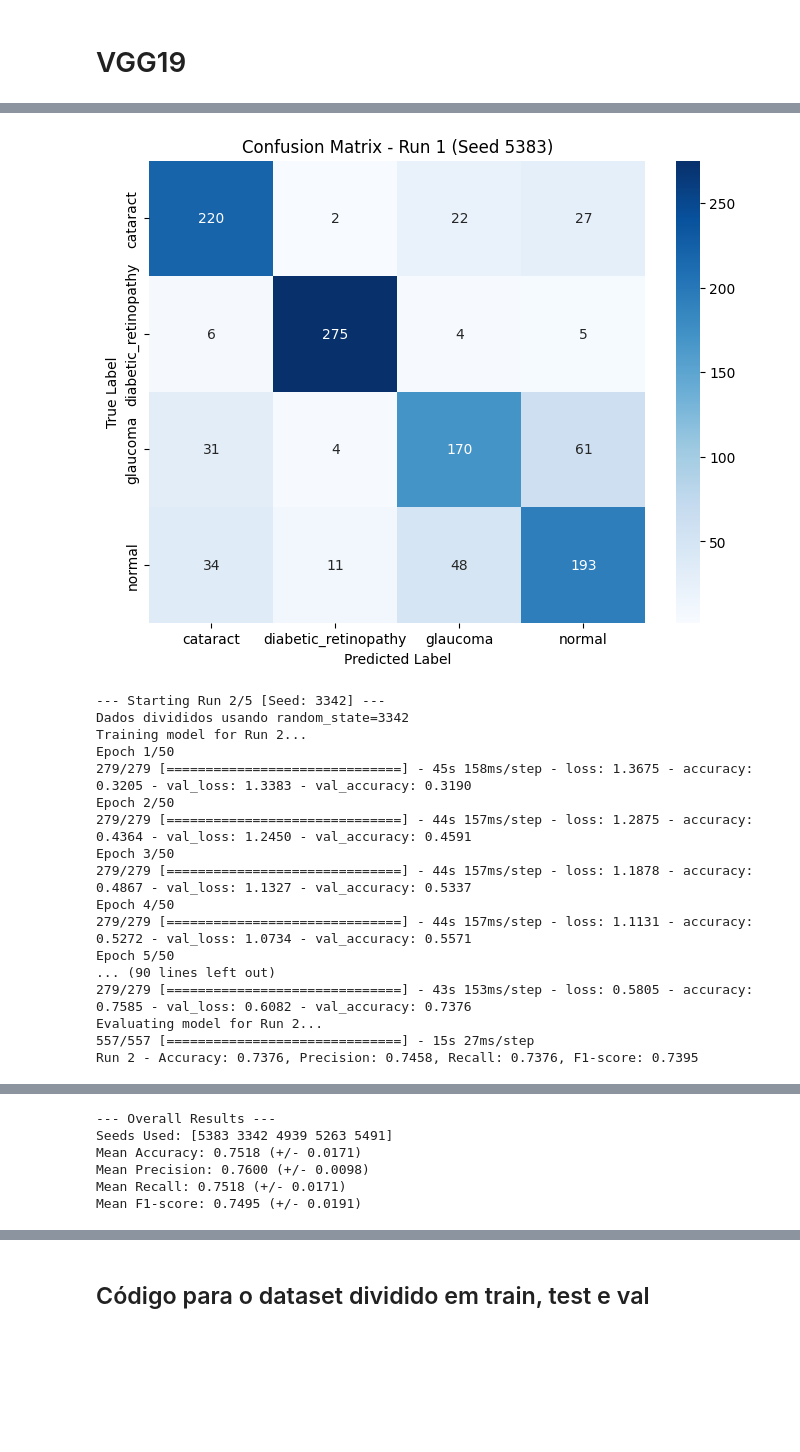
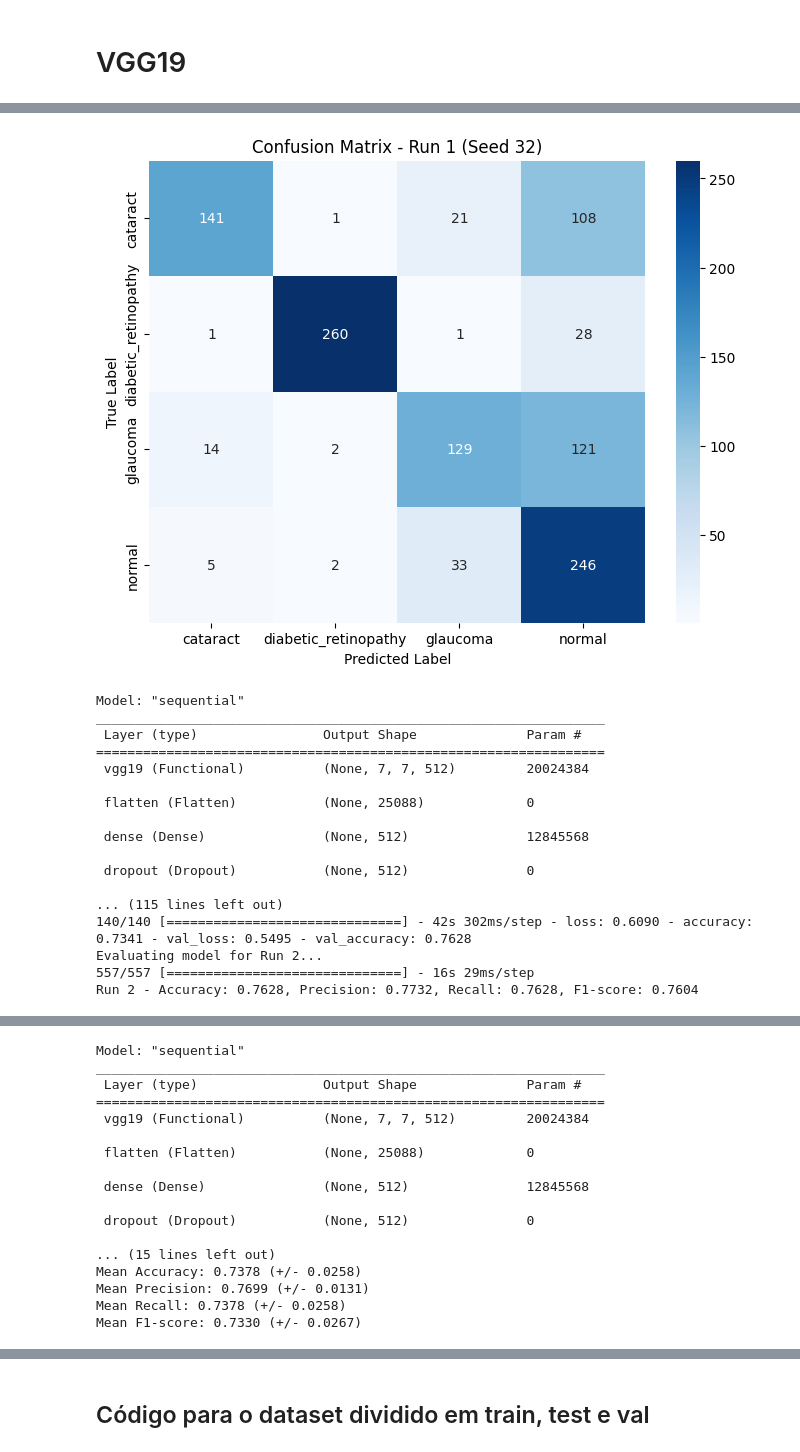
Before and after one commit to ArthurLindolpho/deep_learning_for_eye_diseases_classification, a Jupyter notebook: VGG_19.ipynb, the cells around one changed output, grey strips where cells are left out. Drawn from its saved outputs; the diff is of its cells as text; code cells hidden in the pictures; blank space fills up the shorter version.

Commit message:
vgg19_modelo_final

```diff
--- a/VGG_19.ipynb
+++ b/VGG_19.ipynb
@@ -44,7 +44,7 @@ else:
 # -----------------
 
 # Redefine the dataset path
-eye_diseases_classification_df = r'C:\Users\User\Documents\VGG19 - gpu\dataset'
+eye_diseases_classification_df = r'dataset processed'
 print('Consegui acessar o df')
 
 IMG_HEIGHT = 224
@@ -87,7 +87,7 @@ f1_scores = []
 
 num_runs = 5
 epochs_per_run = 50
-batch_size = 16
+batch_size = 32
 
 # --- NOVIDADE: Geração de sementes aleatórias ---
 # Gera 5 números inteiros aleatórios para servirem de semente
@@ -122,8 +122,10 @@ for i in range(num_runs):
         layers.Flatten(),
         layers.Dense(512, activation='relu'),
         layers.Dropout(0.5),
+        #layers.Dense(256, activation = 'relu'),
         layers.Dense(128, activation='relu'),
-        layers.Dropout(0.2),
+        layers.Dense(32, activation='relu'),
+        #layers.Dense(16, activation = 'relu'),
         layers.Dense(num_classes, activation='softmax')
     ])
 
@@ -164,7 +166,7 @@ for i in range(num_runs):
     plt.xlabel('Predicted Label')
     plt.ylabel('True Label')
     plt.show()
-
+    print(model.summary())
     # --- LIMPEZA REFORÇADA ---
     # Como recriamos train_images/test_images a cada loop, precisamos deletá-los também
     del model, base_model, history, y_pred_probs, y_pred, cm
@@ -200,18 +202,18 @@ Run 1 - Accuracy: 0.7709, Precision: 0.7694, Recall: 0.7709, F1-score: 0.7696
-[figure, old version]
+[figure, new version]
---- Starting Run 2/5 [Seed: 3342] ---
-Dados divididos usando random_state=3342
-Training model for Run 2...
-Epoch 1/50
-279/279 [==============================] - 45s 158ms/step - loss: 1.3675 - accuracy: 0.3205 - val_loss: 1.3383 - val_accuracy: 0.3190
-Epoch 2/50
-279/279 [==============================] - 44s 157ms/step - loss: 1.2875 - accuracy: 0.4364 - val_loss: 1.2450 - val_accuracy: 0.4591
-Epoch 3/50
-279/279 [==============================] - 44s 157ms/step - loss: 1.1878 - accuracy: 0.4867 - val_loss: 1.1327 - val_accuracy: 0.5337
-Epoch 4/50
-279/279 [==============================] - 44s 157ms/step - loss: 1.1131 - accuracy: 0.5272 - val_loss: 1.0734 - val_accuracy: 0.5571
-Epoch 5/50
-... (90 lines left out)
-279/279 [==============================] - 43s 153ms/step - loss: 0.5805 - accuracy: 0.7585 - val_loss: 0.6082 - val_accuracy: 0.7376
+Model: "sequential"
+_________________________________________________________________
+ Layer (type)                Output Shape              Param #
+=================================================================
+ vgg19 (Functional)          (None, 7, 7, 512)         20024384
+
+ flatten (Flatten)           (None, 25088)             0
+
+ dense (Dense)               (None, 512)               12845568
+
+ dropout (Dropout)           (None, 512)               0
+
+... (115 lines left out)
+140/140 [==============================] - 42s 302ms/step - loss: 0.6090 - accuracy: 0.7341 - val_loss: 0.5495 - val_accuracy: 0.7628
 Evaluating model for Run 2...
-557/557 [==============================] - 15s 27ms/step
-Run 2 - Accuracy: 0.7376, Precision: 0.7458, Recall: 0.7376, F1-score: 0.7395
+557/557 [==============================] - 16s 29ms/step
+Run 2 - Accuracy: 0.7628, Precision: 0.7732, Recall: 0.7628, F1-score: 0.7604
@@ -273,6 +275,17 @@ Run 5 - Accuracy: 0.7296, Precision: 0.7551, Recall: 0.7296, F1-score: 0.7214
---- Overall Results ---
-Seeds Used: [5383 3342 4939 5263 5491]
-Mean Accuracy: 0.7518 (+/- 0.0171)
-Mean Precision: 0.7600 (+/- 0.0098)
-Mean Recall: 0.7518 (+/- 0.0171)
-Mean F1-score: 0.7495 (+/- 0.0191)
+Model: "sequential"
+_________________________________________________________________
+ Layer (type)                Output Shape              Param #
+=================================================================
+ vgg19 (Functional)          (None, 7, 7, 512)         20024384
+
+ flatten (Flatten)           (None, 25088)             0
+
+ dense (Dense)               (None, 512)               12845568
+
+ dropout (Dropout)           (None, 512)               0
+
+... (15 lines left out)
+Mean Accuracy: 0.7378 (+/- 0.0258)
+Mean Precision: 0.7699 (+/- 0.0131)
+Mean Recall: 0.7378 (+/- 0.0258)
+Mean F1-score: 0.7330 (+/- 0.0267)
```
Also changed, not shown: parts of 8 cells of this notebook.
